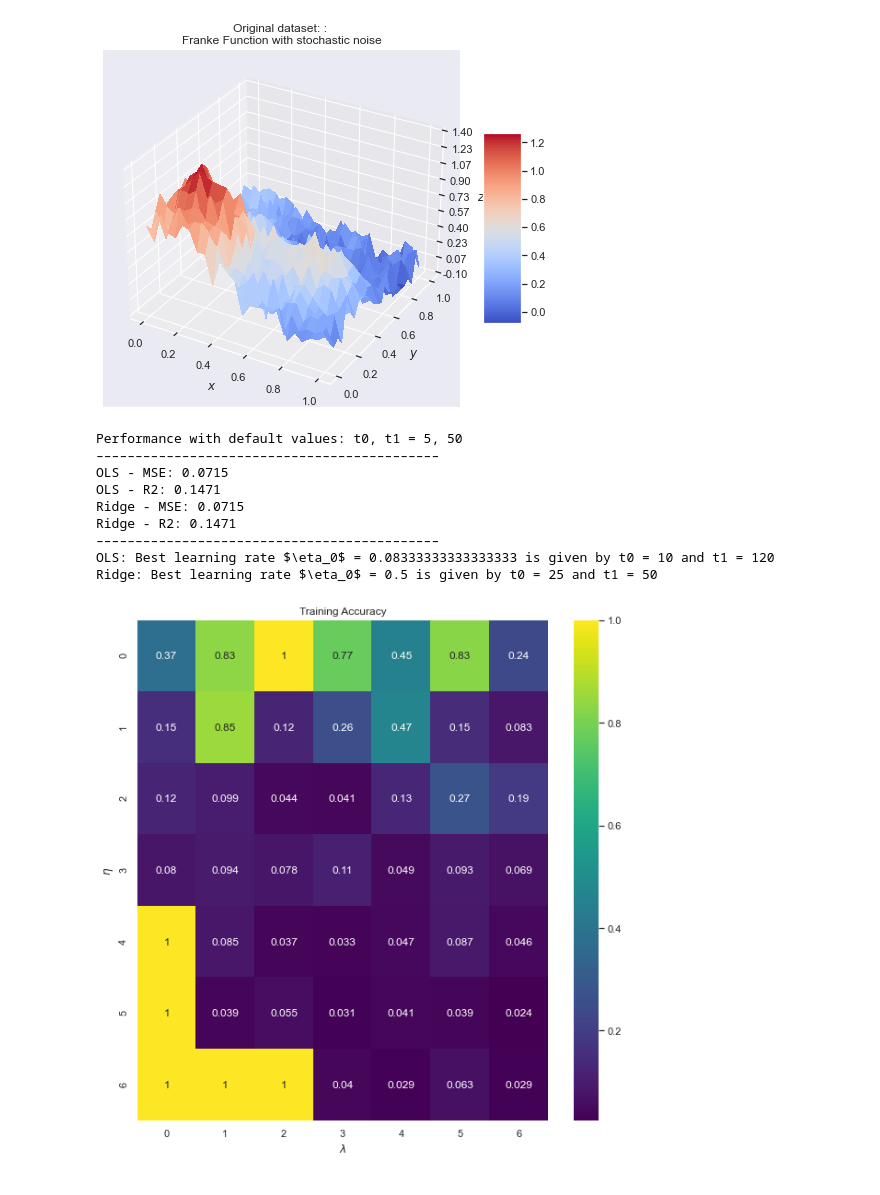
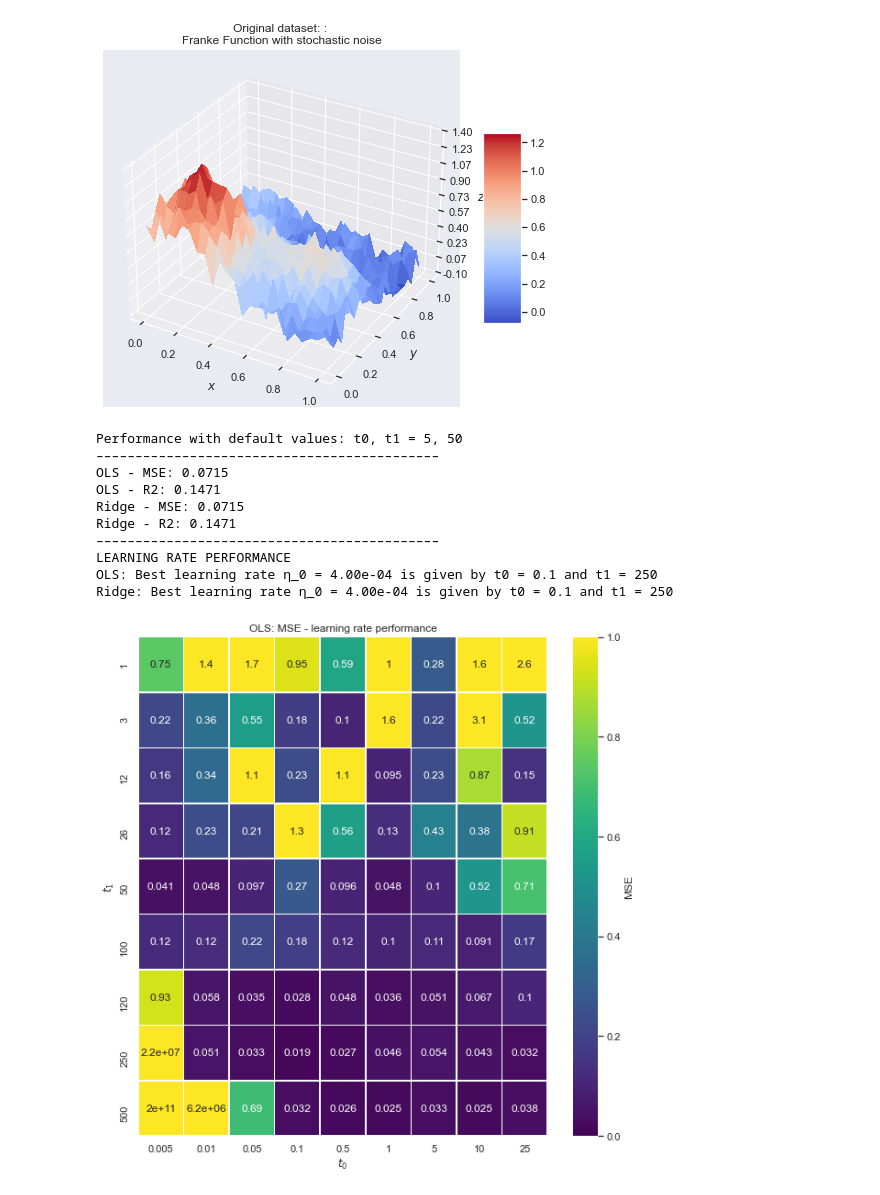
Before and after one commit to adelezaini/MachineLearning, a Jupyter notebook: Projects/Project2/Testing.ipynb, the cells around one changed output. Cells and saved outputs as stored; diff of their text form; code cells hidden in the pictures.

```diff
--- a/Projects/Project2/Testing.ipynb
+++ b/Projects/Project2/Testing.ipynb
@@ -40,8 +40,11 @@ print("Ridge - MSE:", ols.MSE_test())
 print("Ridge - R2:", ols.R2_test())
 print("––––––––––––––––––––––––––––––––––––––––––––")
 
-t0_vals = [0.05, 0.1, 0.5, 1, 5, 10, 25]
-t1_vals = [1, 3, 12, 26, 50, 100, 120]
+### LEARNING RATE
+print("LEARNING RATE PERFORMANCE")
+
+t0_vals = [0.005, 0.01, 0.05, 0.1, 0.5, 1, 5, 10, 25]
+t1_vals = [1, 3, 12, 26, 50, 100, 120, 250, 500]
 
 mse_ols = np.zeros((len(t0_vals), len(t1_vals)))
 mse_ridge = np.zeros((len(t0_vals), len(t1_vals)))
@@ -55,46 +58,55 @@ for i in range(len(t0_vals)):
         mse_ols[i][j] = ols.MSE_test()
         mse_ridge[i][j] = ridge.MSE_test()
 
+        """
         if mse_ols[i][j] > 1.:
             mse_ols[i][j] = 1.
 
         if mse_ridge[i][j] > 1.:
             mse_ridge[i][j] = 1.
+        """
 
 import seaborn as sns
 
 sns.set()
 
 def find_min_indexes(A):
     return np.array(np.where(A == A.min())).flatten()
 
 ind= find_min_indexes(mse_ols)
-print(r"OLS: Best learning rate $\eta_0$ = "+str(t0_vals[ind[0]]/t1_vals[ind[1]])+" is given by t0 = "+str(t0_vals[ind[0]])+" and t1 = "+str(t1_vals[ind[1]]))
+eta0_ols=t0_vals[ind[1]]/t1_vals[ind[0]]
+t0_ols=t0_vals[ind[1]]
+t1_ols=t1_vals[ind[0]]
+print("OLS: Best learning rate \N{greek small letter eta}_0 = {:.2e}".format(eta0)+" is given by t0 = "+str(t0_ols)+" and t1 = "+str(t1_ols))
 ind= find_min_indexes(mse_ridge)
-print(r"Ridge: Best learning rate $\eta_0$ = "+str(t0_vals[ind[0]]/t1_vals[ind[1]])+" is given by t0 = "+str(t0_vals[ind[0]])+" and t1 = "+str(t1_vals[ind[1]]))
+eta0_ridge=t0_vals[ind[1]]/t1_vals[ind[0]]
+t0_ridge=t0_vals[ind[1]]
+t1_ridge=t1_vals[ind[0]]
+print("Ridge: Best learning rate \N{greek small letter eta}_0 = {:.2e}".format(eta0)+" is given by t0 = "+str(t0_ridge)+" and t1 = "+str(t1_ridge))
 
 fig, ax = plt.subplots(figsize = (10, 10))
-sns.heatmap(mse_ols, annot=True, ax=ax, cmap="viridis")
-ax.set_title("Training Accuracy")
-ax.set_ylabel("$\eta$")
-ax.set_xlabel("$\lambda$")
+sns.heatmap(mse_ols, annot=True, ax=ax, cmap="viridis", xticklabels=t0_vals, cbar_kws={'label': 'MSE'}, yticklabels=t1_vals, vmin=0, vmax=1, linewidths=.5)
+ax.set_title("OLS: MSE - learning rate performance")
+ax.set_ylabel("$t_1$")
+ax.set_xlabel("$t_0$")
 plt.show()
 
 fig, ax = plt.subplots(figsize = (10, 10))
-sns.heatmap(mse_ridge, annot=True, ax=ax, cmap="viridis")
-ax.set_title("Test Accuracy")
-ax.set_ylabel("$\eta$")
-ax.set_xlabel("$\lambda$")
+sns.heatmap(mse_ridge, annot=True, ax=ax, cmap="viridis", xticklabels=t0_vals, cbar_kws={'label': 'MSE'}, yticklabels=t1_vals, vmin=0, vmax=1, linewidths=.5)
+ax.set_title("Ridge: MSE - learning rate performance")
+ax.set_ylabel("$t_1$")
+ax.set_xlabel("$t_0$")
 plt.show()
 # %% [output]
 [figure]
 Performance with default values: t0, t1 = 5, 50
 ––––––––––––––––––––––––––––––––––––––––––––
 OLS - MSE: 0.0715
 OLS - R2: 0.1471
 Ridge - MSE: 0.0715
 Ridge - R2: 0.1471
 ––––––––––––––––––––––––––––––––––––––––––––
-OLS: Best learning rate $\eta_0$ = 0.08333333333333333 is given by t0 = 10 and t1 = 120
-Ridge: Best learning rate $\eta_0$ = 0.5 is given by t0 = 25 and t1 = 50
+LEARNING RATE PERFORMANCE
+OLS: Best learning rate η_0 = 4.00e-04 is given by t0 = 0.1 and t1 = 250
+Ridge: Best learning rate η_0 = 4.00e-04 is given by t0 = 0.1 and t1 = 250
-[figure, old version]
+[figure, new version]
```
Also changed, not shown: parts of 2 cells of this notebook, 1 other file.
